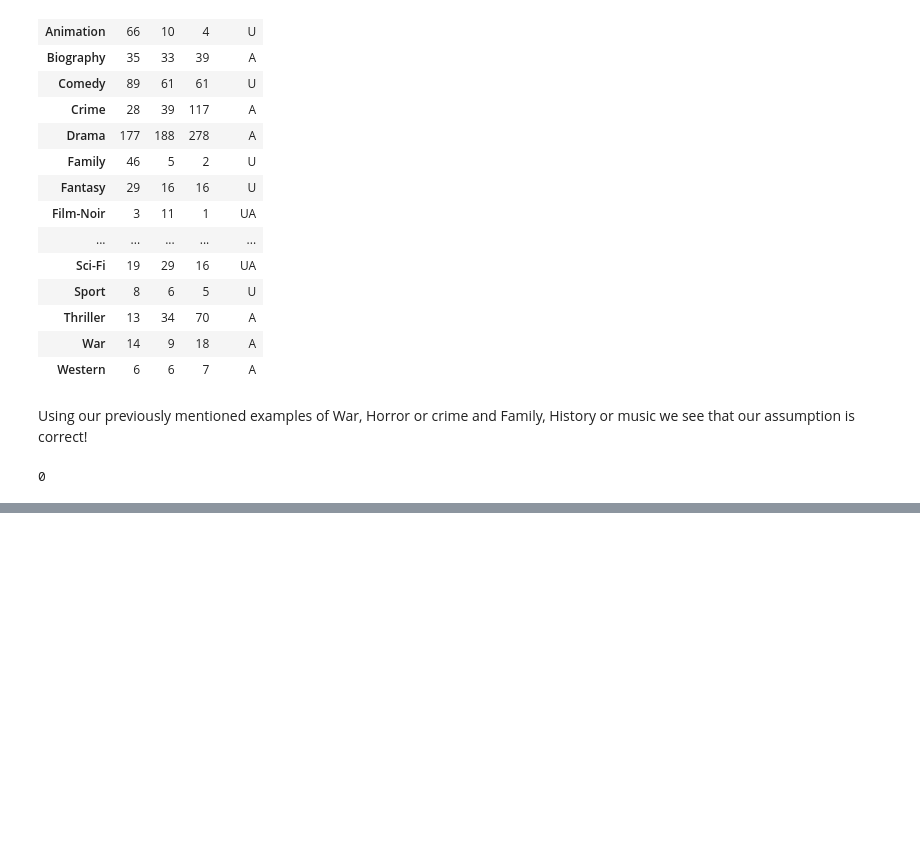
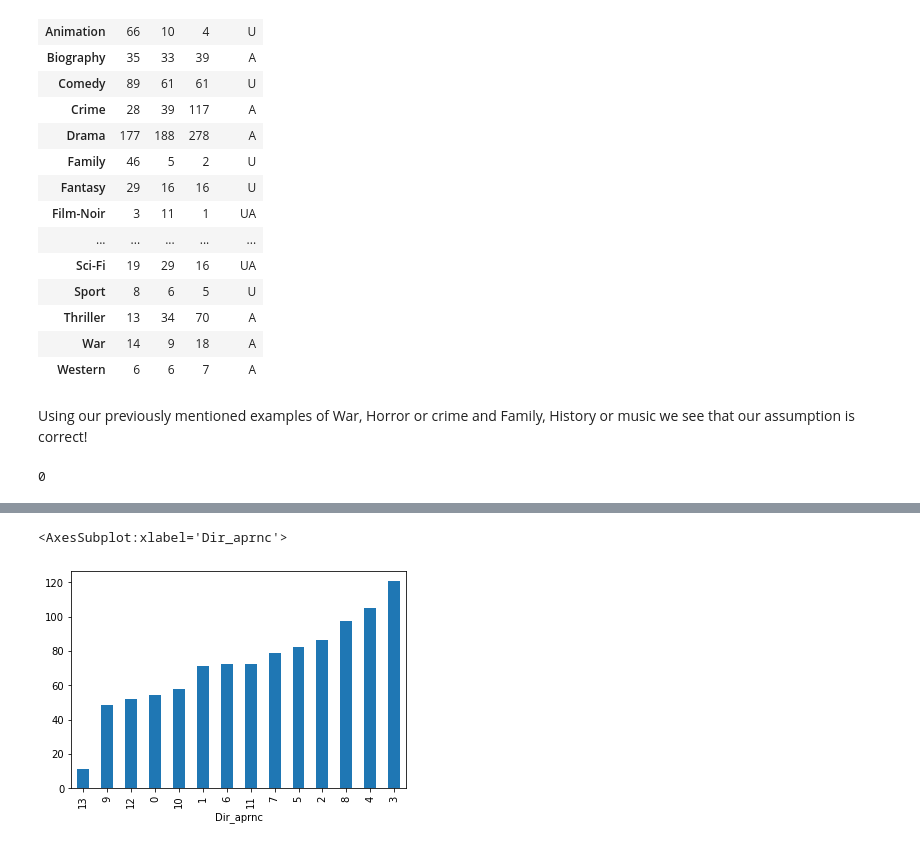
Before and after one commit to conortcahalane/UCDPythonProject2023, a Jupyter notebook: IMDBProjectHJupyter.ipynb, the cells around one changed output, grey strips where cells are left out. Drawn from its saved outputs; the diff is of its cells as text; code cells hidden in the pictures; blank space fills up the shorter version.

```diff
--- a/IMDBProjectHJupyter.ipynb
+++ b/IMDBProjectHJupyter.ipynb
@@ -808,0 +861,8 @@ IMDB.head()
+# %%
+#We are going to create cast class based on appearance bands
+#and remove Act_aprnc and Aprnc_bins from the dataset for cleaning purposes.
+
+cast_class_mapping = {'Barely known': 0, 'Up and Coming': 1, 'Fan Fave': 2, 'Famous': 3}
+IMDB['Cast_class'] = IMDB.Aprnc_bins.map(cast_class_mapping).astype('int')
+IMDB.drop(['Act_aprnc', 'Aprnc_bins'], axis=1, inplace=True)
+IMDB.head()
@@ -808,0 +876,12 @@ IMDB.head()
+# %%
+#Since Director is similar lets repeat this process but for that column
+IMDB['Dir_aprnc'] = 0
+for director in IMDB.Director.unique():
+    index = IMDB[IMDB.Director == director].sort_values('Released_Year').index.values
+    aprnc = range(len(index))
+    IMDB.loc[index, 'Dir_aprnc'] = aprnc
+# %%
+IMDB[['Gross', 'Dir_aprnc']].groupby('Dir_aprnc').mean().sort_values(by='Gross').plot.bar(legend=False)
+# %% [output]
+<AxesSubplot:xlabel='Dir_aprnc'>
+[figure, added]
```
Also changed, not shown: parts of 27 cells of this notebook, 1 other file.
